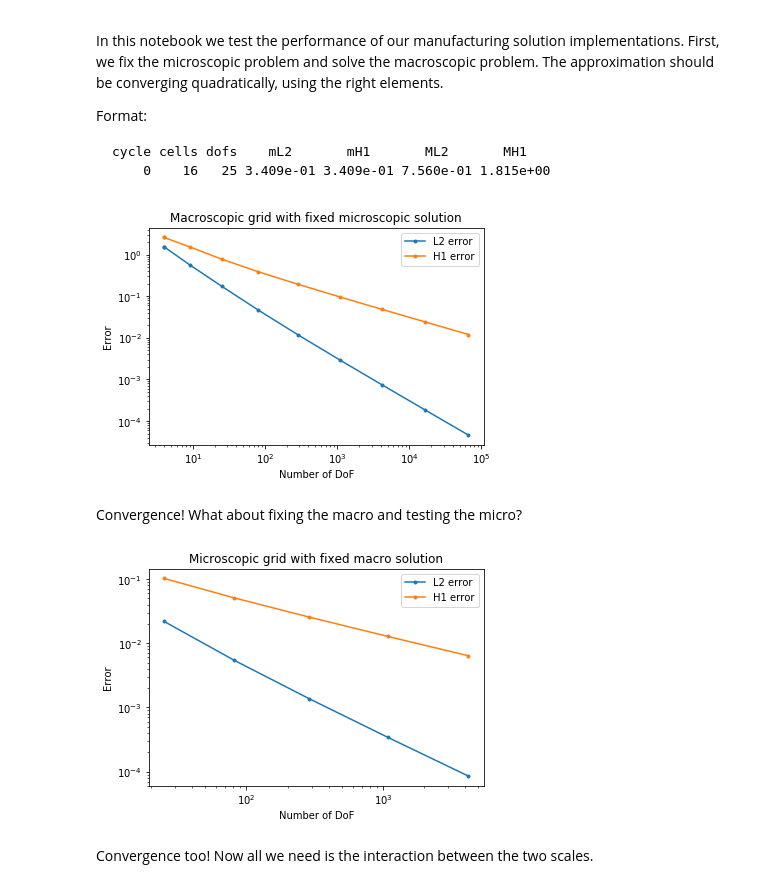
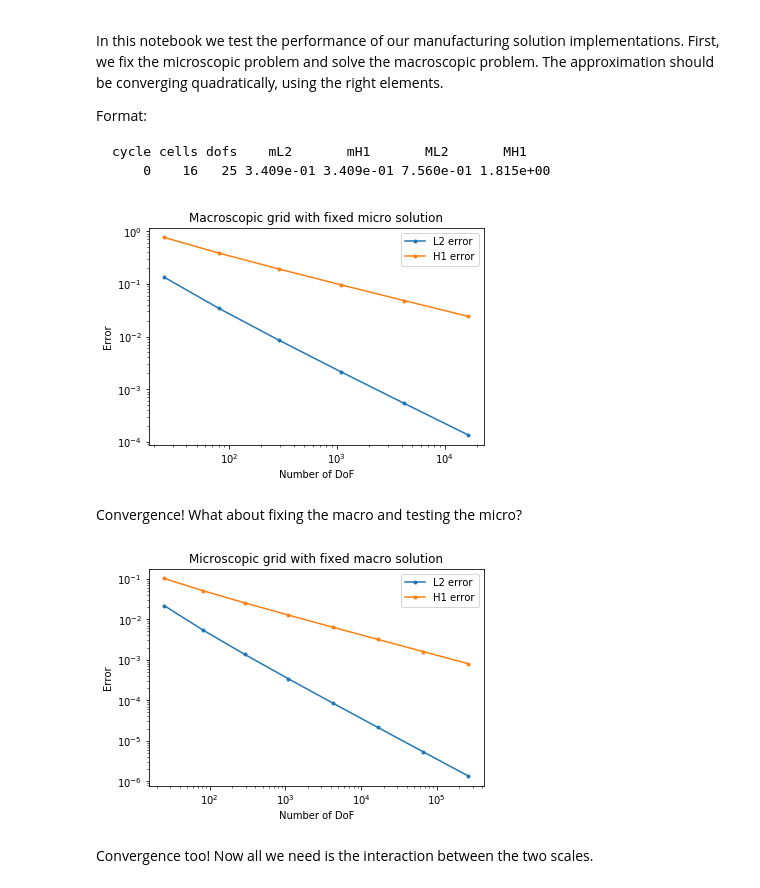
Before and after one commit to 0mar/dealiiscale, a Jupyter notebook: results/plot_convergence.ipynb, the cells around one changed output. Cells and saved outputs as stored; diff of their text form; code cells hidden in the pictures.

Commit message:
Updated macro plots

```diff
--- a/results/plot_convergence.ipynb
+++ b/results/plot_convergence.ipynb
@@ -35,14 +20,18 @@ macro_h1 = np.array(macro_h1)
 # %%
-plt.loglog(macro_dofs,macro_l2,'.-')
-plt.loglog(macro_dofs,macro_h1,'.-')
+df = pd.read_csv('macro-convergence.txt',delim_whitespace=True)
+df = df[df['cycle']=='0']
+for column in df.columns:
+    df[column] = pd.to_numeric(df[column])
+plt.loglog(df.dofs,df.ML2,'.-')
+plt.loglog(df.dofs,df.MH1,'.-')
 plt.xlabel("Number of DoF")
 plt.ylabel("Error")
 plt.legend(['L2 error','H1 error'])
-plt.title("Macroscopic grid with fixed microscopic solution")
-plt.savefig("macro_convergence.pdf")
+plt.title("Macroscopic grid with fixed micro solution")
+plt.savefig("plot_macro_only_convergence.pdf")
 plt.show()
 # %% [output]
-[figure, old version]
+[figure, new version]
 # %% [markdown]
 Convergence! What about fixing the macro and testing the micro?
 # %%
@@ -59,7 +48,7 @@ plt.title("Microscopic grid with fixed macro solution")
 plt.savefig("plot_micro_only_convergence.pdf")
 plt.show()
 # %% [output]
-[figure, old version]
+[figure, new version]
 # %% [markdown]
 Convergence too! Now all we need is the interaction between the two scales.
 # %%
```
Also changed, not shown: parts of 3 cells of this notebook.
